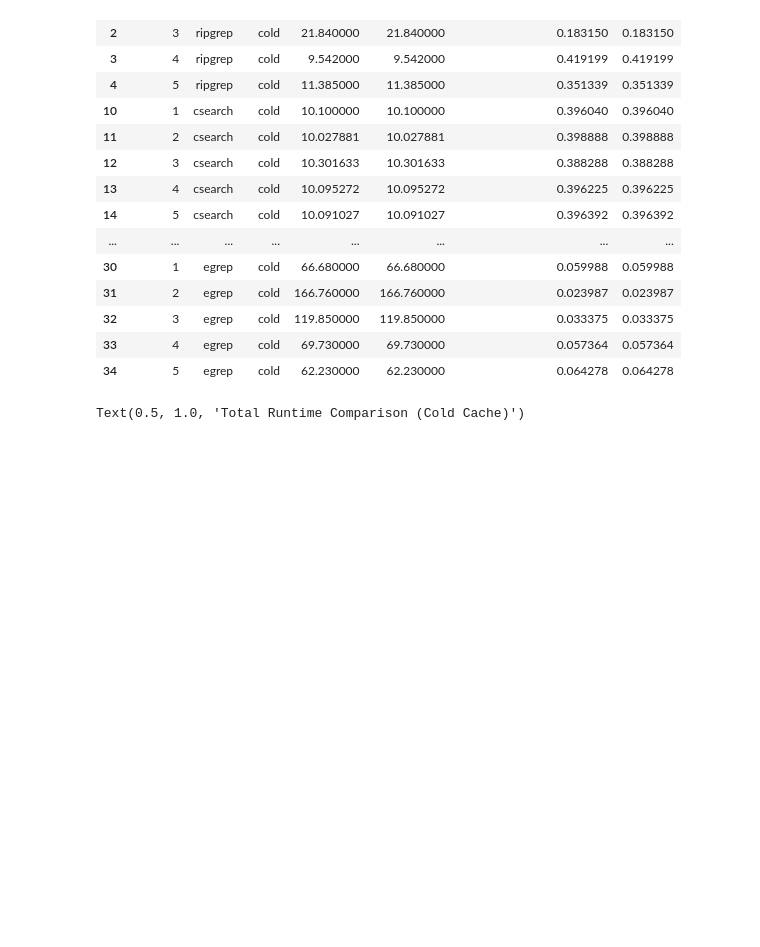
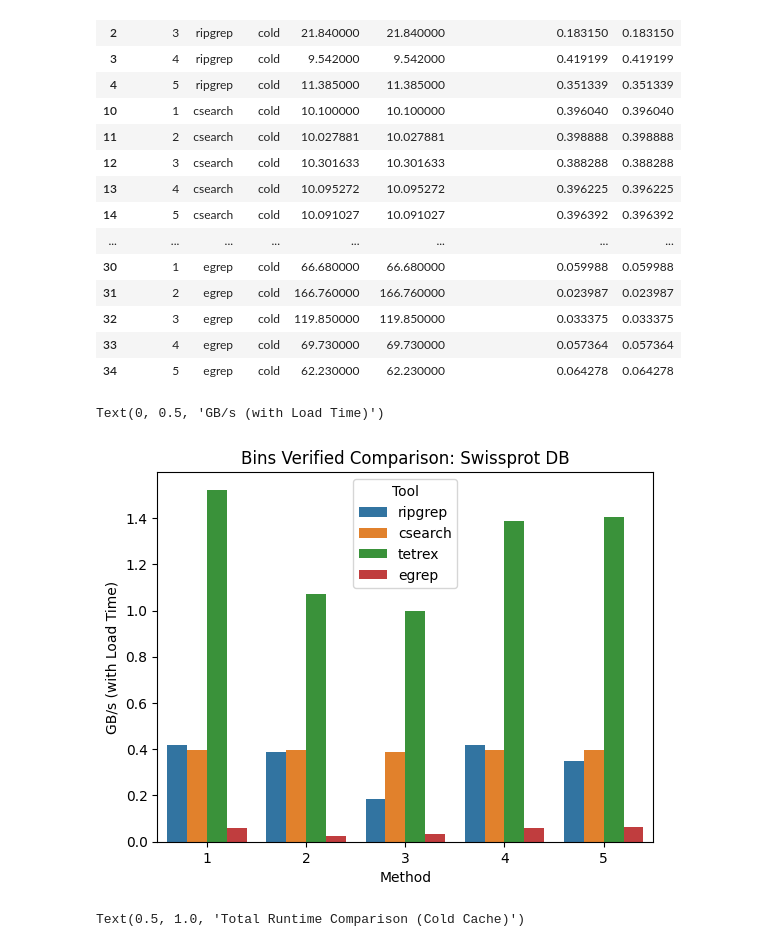
Before and after one commit to remyschwab/TetRex, a Jupyter notebook: utils/visualization_eval.ipynb, the cells around one changed output. Drawn from its saved outputs; the diff is of its cells as text; code cells hidden in the pictures; blank space fills up the shorter version.

```diff
--- a/utils/visualization_eval.ipynb
+++ b/utils/visualization_eval.ipynb
@@ -644,6 +644,15 @@ sim_df[sim_df["Cache"] == "cold"]
 | 32 | 3 | egrep | cold | 119.850000 | 119.850000 | 0.033375 | 0.033375 |
 | 33 | 4 | egrep | cold | 69.730000 | 69.730000 | 0.057364 | 0.057364 |
 | 34 | 5 | egrep | cold | 62.230000 | 62.230000 | 0.064278 | 0.064278 |
+# %%
+fig, axes = plt.subplots()
+sns.barplot(sim_df[sim_df["Cache"] == "cold"], x="RegEx ID", y="GB/s (with Index Load Time)", hue="Tool", ax=axes)
+axes.set_title('Bins Verified Comparison: Swissprot DB')
+axes.set_xlabel('Method')
+axes.set_ylabel('GB/s (with Load Time)')
+# %% [output]
+Text(0, 0.5, 'GB/s (with Load Time)')
+[figure, added]
 # %%
 sns.barplot(sim_df[sim_df["Cache"] == "cold"], x="RegEx ID", y="GB/s (with Index Load Time)", hue="Tool").set_title("Total Runtime Comparison (Cold Cache)")
 # %% [output]
```
Also changed, not shown: 4 other files.
